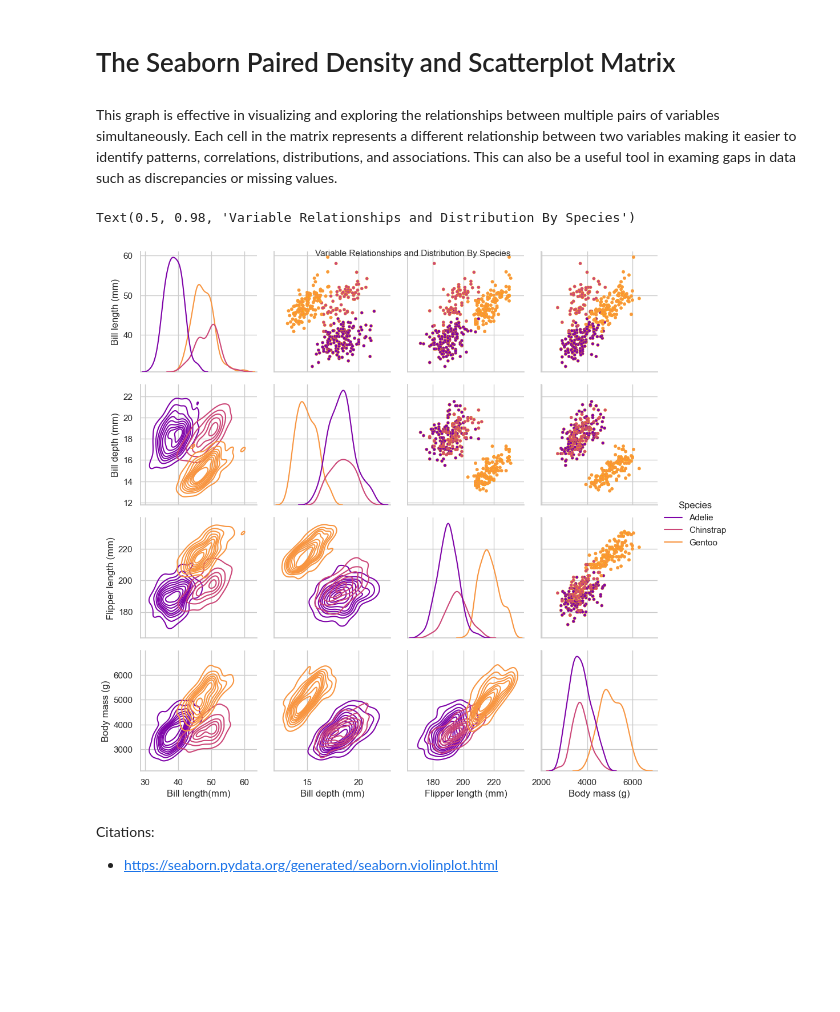
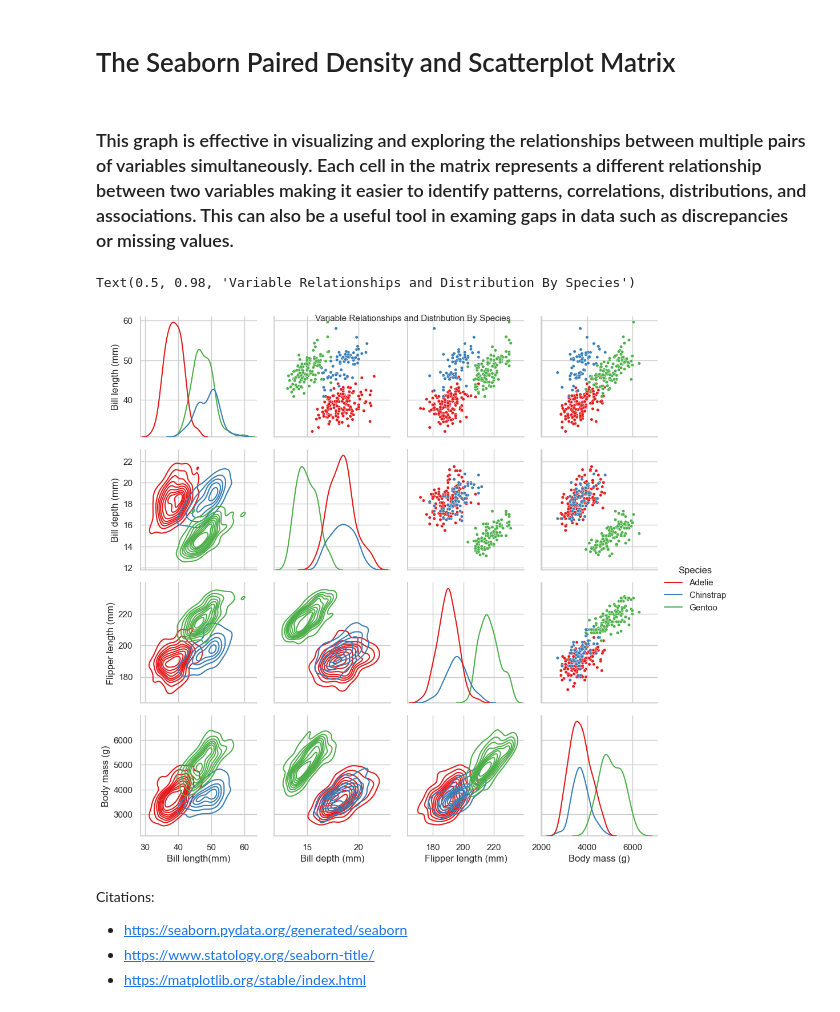
Before and after one commit to saingersoll/squirrel-gurlz, a Jupyter notebook: nbs/Kate2.ipynb, the cells around one changed output. Drawn from its saved outputs; the diff is of its cells as text; code cells hidden in the pictures; blank space fills up the shorter version.

```diff
--- a/nbs/Kate2.ipynb
+++ b/nbs/Kate2.ipynb
@@ -90,38 +88,39 @@ displot.set_axis_labels(x_var = "Body Mass (g)") #Creates unique axis labels
 # %% [markdown]
 # The Seaborn Paired Density and Scatterplot Matrix
 # %% [markdown]
-This graph is effective in visualizing and exploring the relationships between multiple pairs of variables simultaneously. Each cell in the matrix represents a different relationship between two variables making it easier to identify patterns, correlations, distributions, and associations. This can also be a useful tool in examing gaps in data such as discrepancies or missing values.
+### This graph is effective in visualizing and exploring the relationships between multiple pairs of variables simultaneously. Each cell in the matrix represents a different relationship between two variables making it easier to identify patterns, correlations, distributions, and associations. This can also be a useful tool in examing gaps in data such as discrepancies or missing values.
 # %%
 sns.set_theme(style="whitegrid") #Sets the theme to a white background with gridlines
 
 penguingrid = sns.load_dataset("penguins") #Loads the dataframe
 
 pgrid = sns.PairGrid(penguingrid,  #This creates a PairGrid
                  diag_sharey=False, #Specifies that the y axes for diagonal plots should not be shared but should be unique
                  hue = "species", #Specifies the species by particular color
-                 palette= "plasma")  #Uses the plasma palette
+                 palette= "Set1")  #Uses the plasma palette
 pgrid.map_upper(sns.scatterplot, s=15, edgecolor = 'w') #Maps the upper triangle of the PairGrid with scatterplots. Also sets the size and edgecolor for the scatterpoints.
 pgrid.map_lower(sns.kdeplot) #Sets the lower triangle to kde plots
 pgrid.map_diag(sns.kdeplot, lw=1.5) #MAps the diaganol of the PairGrid with KDE plots and specifically KDE curves with linewidths of 1.5.
 #KDE curves are the actual smoothed curves representing the estimated probability density funciton of a continous random variable while the plots refer
 #to the visual representation of the KDE curves on a plot.
 pgrid.add_legend(title="Species") #Creates a legend
 
 #The axes below sets unique x and y labels based off the position [row, column]
 pgrid.axes[0, 0].set_ylabel("Bill length (mm)")
 pgrid.axes[1, 0].set_ylabel("Bill depth (mm)")
 pgrid.axes[2, 0].set_ylabel("Flipper length (mm)")
 pgrid.axes[3, 0].set_ylabel("Body mass (g)")
 pgrid.axes[3, 0].set_xlabel("Bill length(mm)")
 pgrid.axes[3, 1].set_xlabel("Bill depth (mm)")
 pgrid.axes[3, 2].set_xlabel("Flipper length (mm)")
 pgrid.axes[3, 3].set_xlabel("Body mass (g)")
 
 pgrid.fig.suptitle("Variable Relationships and Distribution By Species", fontsize =11) #Creates a title for the plot
 # %% [output]
 Text(0.5, 0.98, 'Variable Relationships and Distribution By Species')
-[figure, old version]
+[figure, new version]
 # %% [markdown]
 Citations:
-
-- https://seaborn.pydata.org/generated/seaborn.violinplot.html
+- https://seaborn.pydata.org/generated/seaborn
+- https://www.statology.org/seaborn-title/
+- https://matplotlib.org/stable/index.html
```
Also changed, not shown: parts of 4 cells of this notebook.
